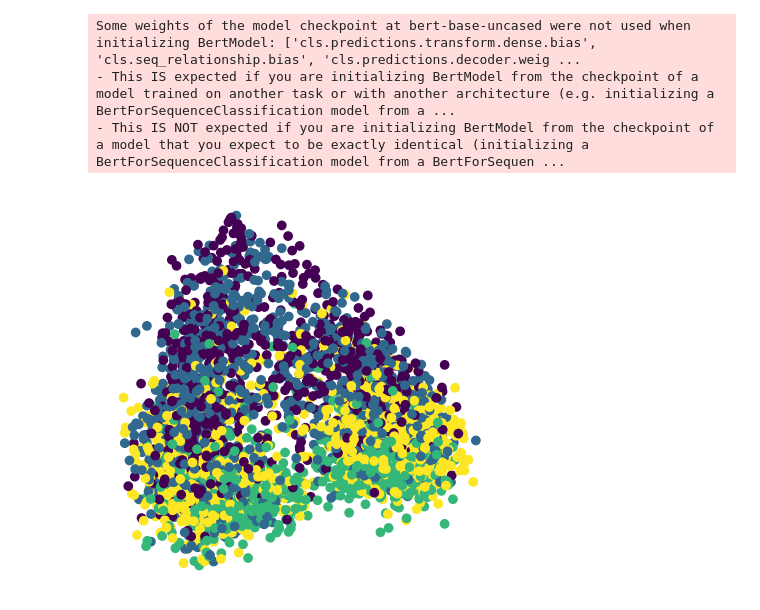
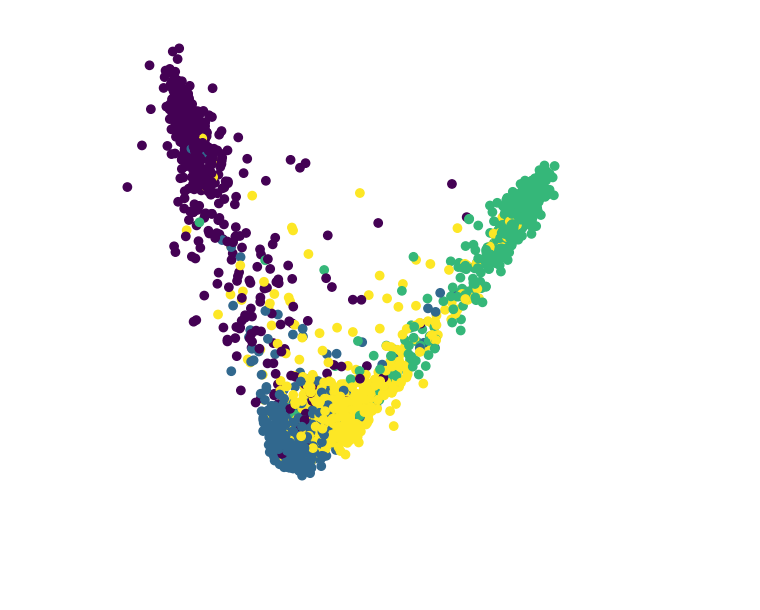
Before and after one commit to tpnam0901/3m-ser, a Jupyter notebook: notebooks/test_pca.ipynb, the cells around one changed output. Cells and saved outputs as stored; diff of their text form; code cells hidden in the pictures; blank space fills up the shorter version.

Commit message:
fix: update script to current version

```diff
--- a/notebooks/test_pca.ipynb
+++ b/notebooks/test_pca.ipynb
@@ -361,17 +97,12 @@ Some weights of the model checkpoint at bert-base-uncased were not used when ini
-# %%
-from configs.bert_vggish_ICTC import Config
-
-cfg = Config()
-cfg.name = "SERVER_cel_bert_vggish_ICTC"
-cfg.model_type = "SERVER"
-cfg.feat_dim = 256
-cfg.data_root = f"{root_path}/scripts/data/IEMOCAP"
-checkpoint_path = f"{root_path}/scripts/checkpoints/SERVER_cel_bert_vggish_ICTC/20230805-140619/weights/best_acc/checkpoint_0.pt"
-
-tokenizer = BertTokenizer.from_pretrained('bert-base-uncased')
-eval_pca(cfg, checkpoint_path, tokenizer)
-# %% [output]
-Some weights of the model checkpoint at bert-base-uncased were not used when initializing BertModel: ['cls.predictions.transform.dense.bias', 'cls.seq_relationship.bias', 'cls.predictions.decoder.weig ...
-- This IS expected if you are initializing BertModel from the checkpoint of a model trained on another task or with another architecture (e.g. initializing a BertForSequenceClassification model from a ...
-- This IS NOT expected if you are initializing BertModel from the checkpoint of a model that you expect to be exactly identical (initializing a BertForSequenceClassification model from a BertForSequen ...
-[figure, removed]
+# %%
+checkpoint_path = "/home/namphuongtran9196/Code/EmotionClassification/code/3m-ser-private/scripts/checkpoints/checkpoints_latest/IEMOCAP/3M-SER_losses/CrossEntropyLoss_CenterLoss_bert_vggish_cls/20240131-083756"
+cfg_path = os.path.join(checkpoint_path, "cfg.log")
+ckpt_path = os.path.join(
+    checkpoint_path, "weights/best_acc/checkpoint_0_0.pt"
+)
+cfg = Config()
+cfg.load(cfg_path)
+
+eval_pca(cfg, ckpt_path)
+# %% [output]
+[figure, added]
```
Also changed, not shown: parts of 19 cells of this notebook, 1 other file.
